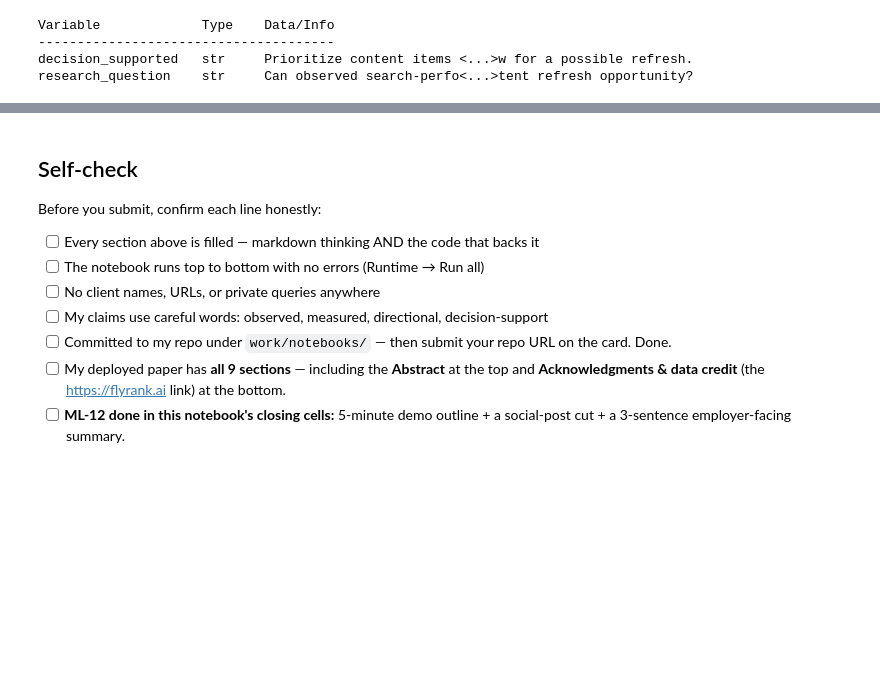
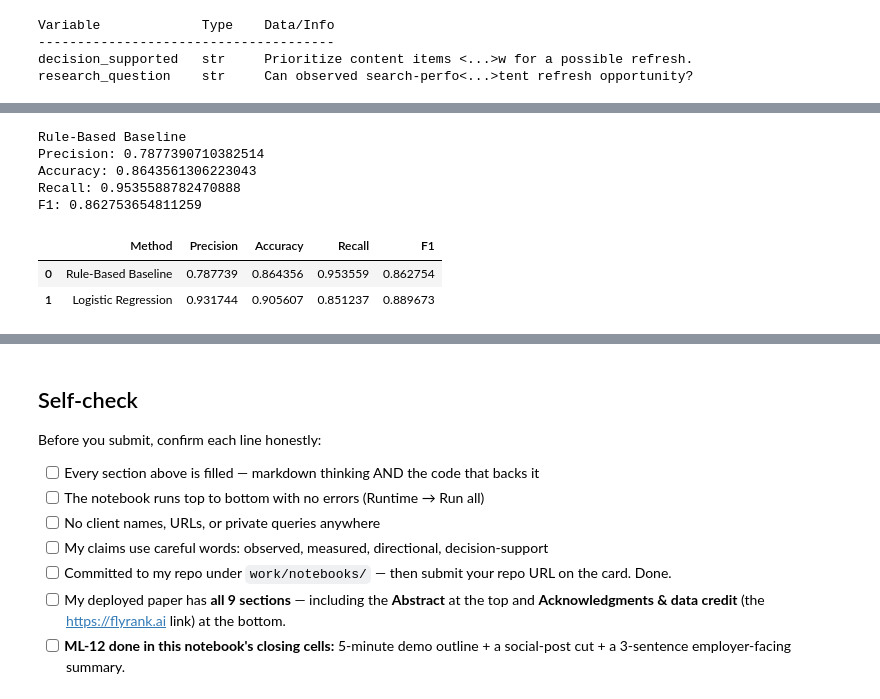
Before and after one commit to Ameen740/Internship_Flyrank, a Jupyter notebook: work/notebooks/capstone.ipynb, the cells around one changed output, grey strips where cells are left out. Cells and saved outputs as stored; diff of their text form; code cells hidden in the pictures; blank space fills up the shorter version.

```diff
--- a/work/notebooks/capstone.ipynb
+++ b/work/notebooks/capstone.ipynb
@@ -369,3 +474,79 @@ print("Model accuracy:", model_accuracy)
+# %%
+# Align baseline candidates with the same test rows
+test_model_df = model_clean.loc[X_test.index].copy()
+
+baseline_predictions = np.where(
+    test_model_df["baseline_candidate"],
+    "REFRESH_OPPORTUNITY",
+    "NO_ACTION"
+)
+
+baseline_precision = precision_score(
+    y_test,
+    baseline_predictions,
+    pos_label="REFRESH_OPPORTUNITY",
+    zero_division=0
+)
+
+baseline_accuracy = accuracy_score(
+    y_test,
+    baseline_predictions
+)
+
+baseline_recall = recall_score(
+    y_test,
+    baseline_predictions,
+    pos_label="REFRESH_OPPORTUNITY",
+    zero_division=0
+)
+
+baseline_f1 = f1_score(
+    y_test,
+    baseline_predictions,
+    pos_label="REFRESH_OPPORTUNITY",
+    zero_division=0
+)
+
+print("Rule-Based Baseline")
+print("Precision:", baseline_precision)
+print("Accuracy:", baseline_accuracy)
+print("Recall:", baseline_recall)
+print("F1:", baseline_f1)
+# %% [output]
+Rule-Based Baseline
+Precision: 0.7877390710382514
+Accuracy: 0.8643561306223043
+Recall: 0.9535588782470888
+F1: 0.862753654811259
+# %%
+results = pd.DataFrame({
+    "Method": [
+        "Rule-Based Baseline",
+        "Logistic Regression"
+    ],
+    "Precision": [
+        baseline_precision,
+        model_precision
+    ],
+    "Accuracy": [
+        baseline_accuracy,
+        model_accuracy
+    ],
+    "Recall": [
+        baseline_recall,
+        model_recall
+    ],
+    "F1": [
+        baseline_f1,
+        model_f1
+    ]
+})
+
+display(results)
+# %% [output]
+|  | Method | Precision | Accuracy | Recall | F1 |
+| 0 | Rule-Based Baseline | 0.787739 | 0.864356 | 0.953559 | 0.862754 |
+| 1 | Logistic Regression | 0.931744 | 0.905607 | 0.851237 | 0.889673 |
 # %% [markdown]
 ## 5. Limitations
 
```
Also changed, not shown: parts of 28 cells of this notebook.
